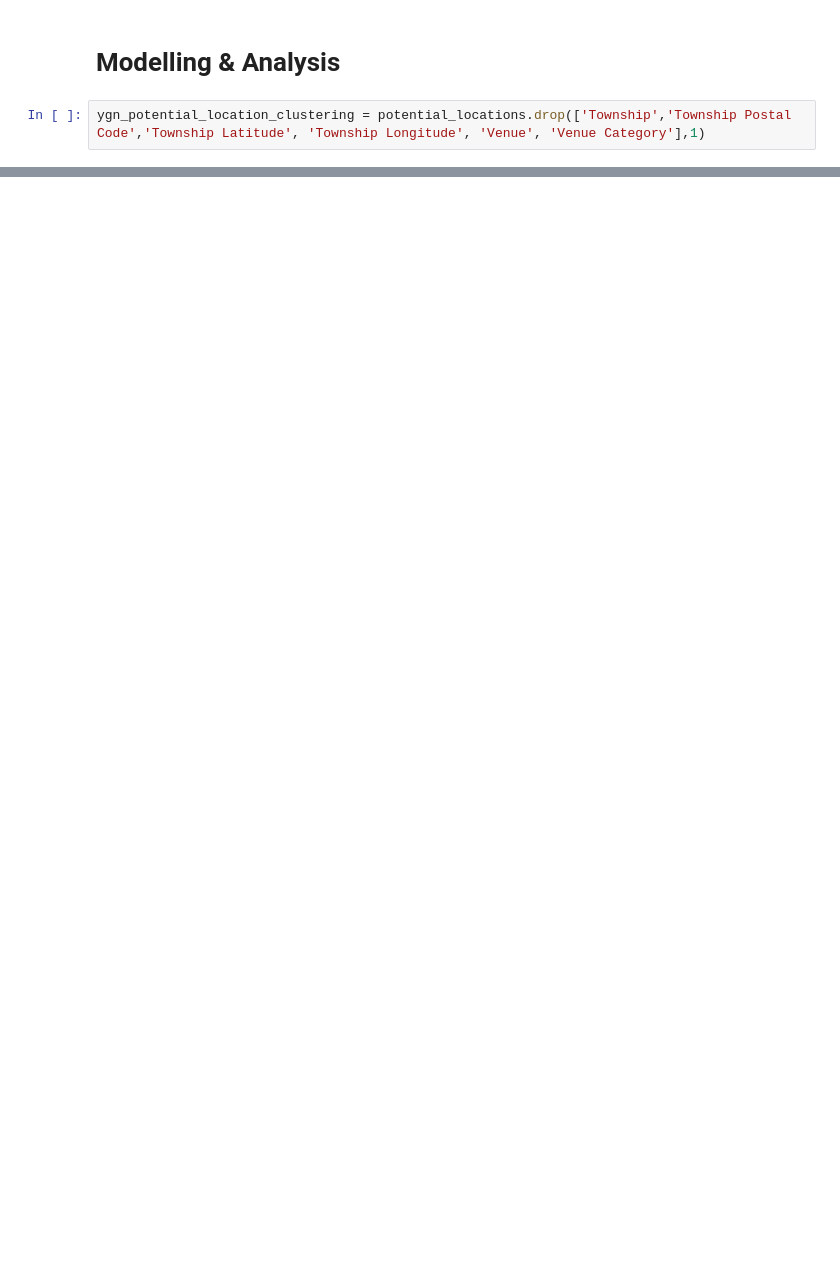
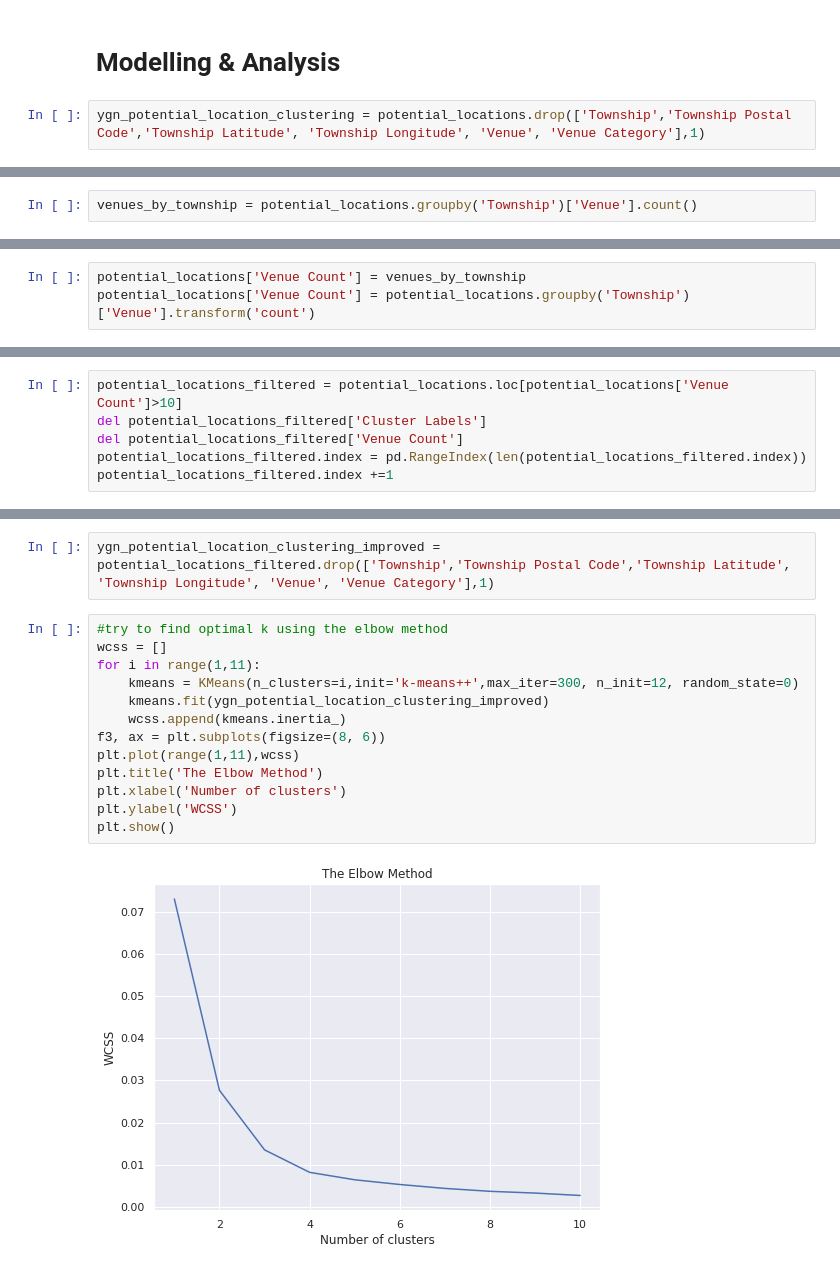
Before and after one commit to WayneMyo/IBM_Coursera_Capstone, a Jupyter notebook: IBM_Capstone_Final_Project.ipynb, the cells around one changed output, grey strips where cells are left out. Cells and saved outputs as stored; diff of their text form; blank space fills up the shorter version.

```diff
--- a/IBM_Capstone_Final_Project.ipynb
+++ b/IBM_Capstone_Final_Project.ipynb
@@ -683,0 +690,2 @@ map_clusters
+# %%
+venues_by_township = potential_locations.groupby('Township')['Venue'].count()
@@ -683,0 +712,3 @@ map_clusters
+# %%
+potential_locations['Venue Count'] = venues_by_township
+potential_locations['Venue Count'] = potential_locations.groupby('Township')['Venue'].transform('count')
@@ -683,0 +746,6 @@ map_clusters
+# %%
+potential_locations_filtered = potential_locations.loc[potential_locations['Venue Count']>10]
+del potential_locations_filtered['Cluster Labels']
+del potential_locations_filtered['Venue Count']
+potential_locations_filtered.index = pd.RangeIndex(len(potential_locations_filtered.index))
+potential_locations_filtered.index +=1
@@ -683,0 +772,17 @@ map_clusters
+# %%
+ygn_potential_location_clustering_improved = potential_locations_filtered.drop(['Township','Township Postal Code','Township Latitude', 'Township Longitude', 'Venue', 'Venue Category'],1)
+# %%
+#try to find optimal k using the elbow method
+wcss = []
+for i in range(1,11):
+    kmeans = KMeans(n_clusters=i,init='k-means++',max_iter=300, n_init=12, random_state=0)
+    kmeans.fit(ygn_potential_location_clustering_improved)
+    wcss.append(kmeans.inertia_)
+f3, ax = plt.subplots(figsize=(8, 6))
+plt.plot(range(1,11),wcss)
+plt.title('The Elbow Method')
+plt.xlabel('Number of clusters')
+plt.ylabel('WCSS')
+plt.show()
+# %% [output]
+[figure, added]
```
Also changed, not shown: parts of 26 cells of this notebook.
